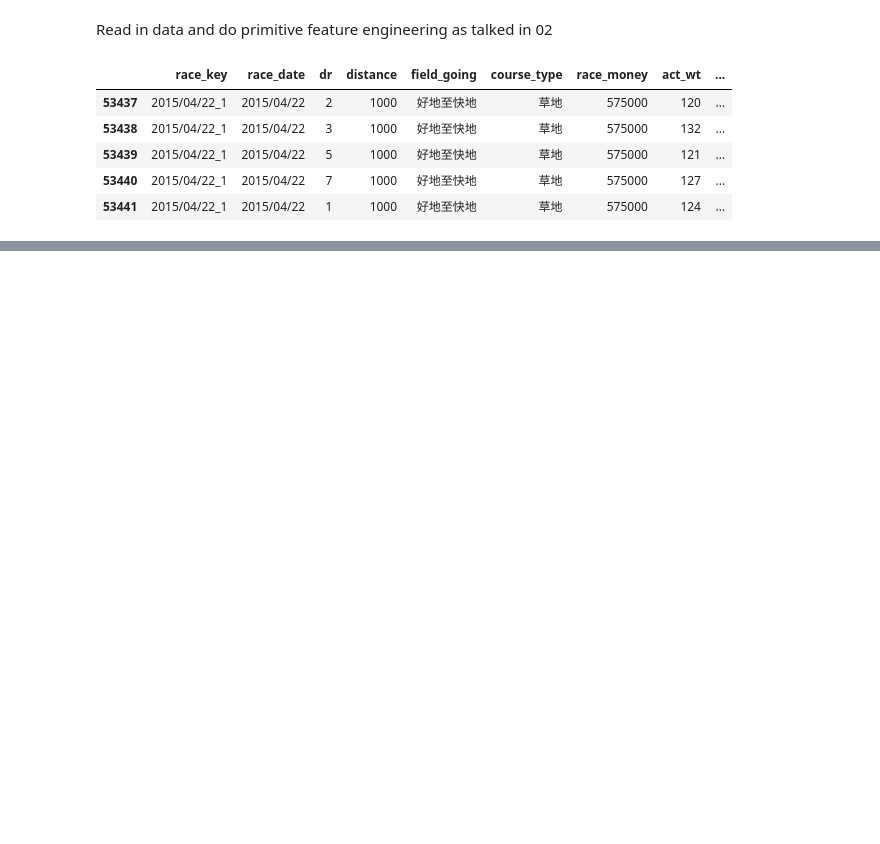
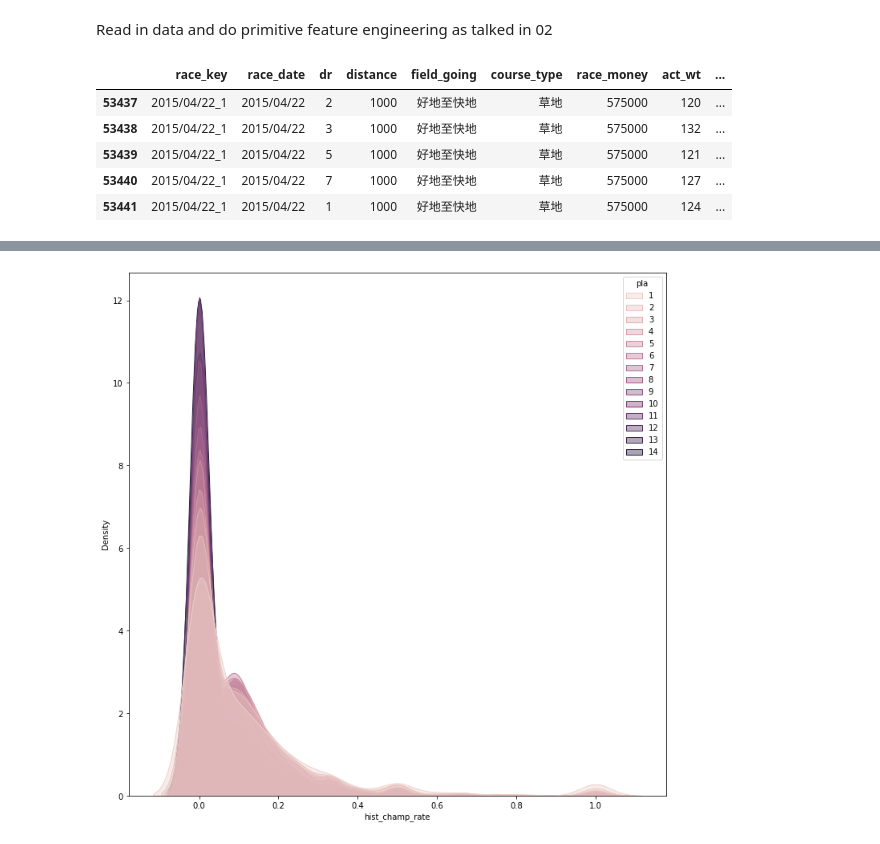
Before and after one commit to FanDazz/hkjc_race_ranking, a Jupyter notebook: 03_modeling.ipynb, the cells around one changed output, grey strips where cells are left out. Drawn from its saved outputs; the diff is of its cells as text; code cells hidden in the pictures; blank space fills up the shorter version.

```diff
--- a/03_modeling.ipynb
+++ b/03_modeling.ipynb
@@ -80,0 +191,11 @@ Name: course_type, dtype: int64
+# %%
+import matplotlib.pyplot as plt
+import seaborn as sns
+plt.rcParams["figure.figsize"]=12, 12
+
+# # 对马而言，赛龄可能是一个很重要的特征
+sns.kdeplot(data=showups, x="hist_champ_rate", hue="pla", fill=True, common_norm=False, alpha=0.4)
+
+plt.show()
+# %% [output]
+[figure, added]
```
Also changed, not shown: parts of 10 cells of this notebook, 1 other file.
